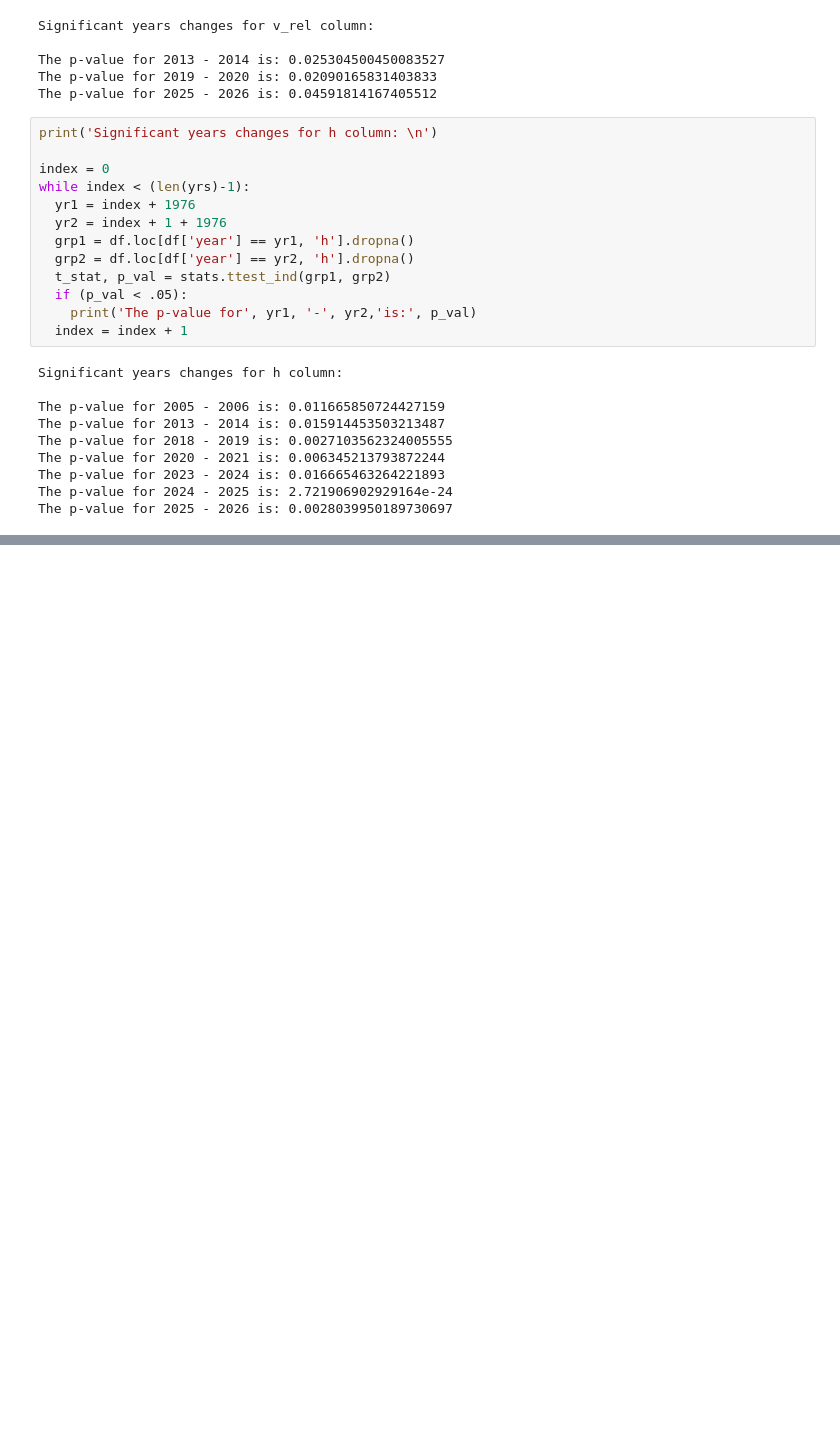
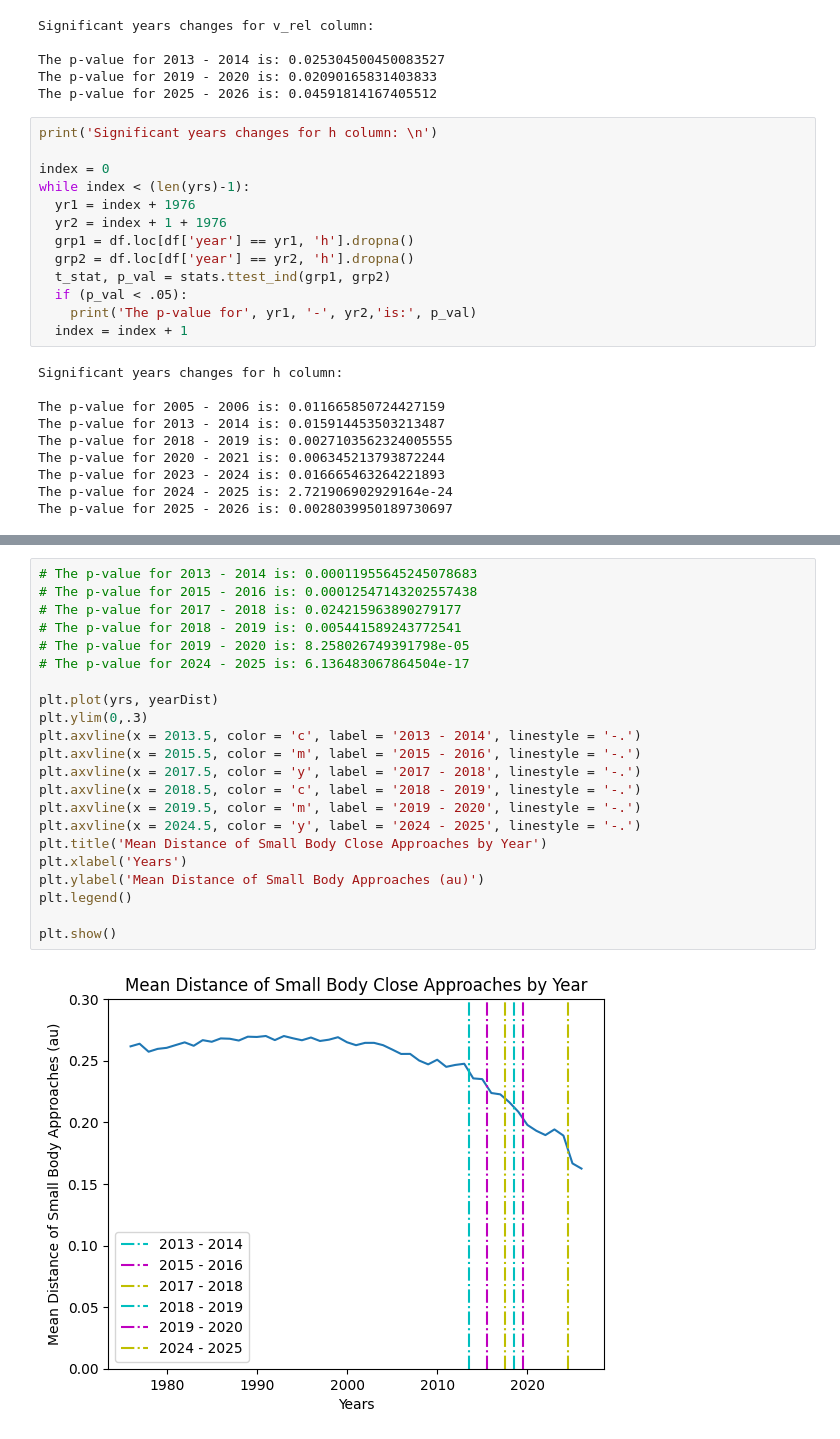
Before and after one commit to benteMarij/DSRP-Small-Body-Close-Approaches-BMdZ, a Jupyter notebook: BMdZ_DSRP_Colab_Small_Body_Close_Approaches.ipynb, the cells around one changed output, grey strips where cells are left out. Drawn from its saved outputs; the diff is of its cells as text; blank space fills up the shorter version.

```diff
--- a/BMdZ_DSRP_Colab_Small_Body_Close_Approaches.ipynb
+++ b/BMdZ_DSRP_Colab_Small_Body_Close_Approaches.ipynb
@@ -535,0 +546,24 @@ The p-value for 2025 - 2026 is: 0.0028039950189730697
+# %%
+# The p-value for 2013 - 2014 is: 0.00011955645245078683
+# The p-value for 2015 - 2016 is: 0.00012547143202557438
+# The p-value for 2017 - 2018 is: 0.024215963890279177
+# The p-value for 2018 - 2019 is: 0.005441589243772541
+# The p-value for 2019 - 2020 is: 8.258026749391798e-05
+# The p-value for 2024 - 2025 is: 6.136483067864504e-17
+
+plt.plot(yrs, yearDist)
+plt.ylim(0,.3)
+plt.axvline(x = 2013.5, color = 'c', label = '2013 - 2014', linestyle = '-.')
+plt.axvline(x = 2015.5, color = 'm', label = '2015 - 2016', linestyle = '-.')
+plt.axvline(x = 2017.5, color = 'y', label = '2017 - 2018', linestyle = '-.')
+plt.axvline(x = 2018.5, color = 'c', label = '2018 - 2019', linestyle = '-.')
+plt.axvline(x = 2019.5, color = 'm', label = '2019 - 2020', linestyle = '-.')
+plt.axvline(x = 2024.5, color = 'y', label = '2024 - 2025', linestyle = '-.')
+plt.title('Mean Distance of Small Body Close Approaches by Year')
+plt.xlabel('Years')
+plt.ylabel('Mean Distance of Small Body Approaches (au)')
+plt.legend()
+
+plt.show()
+# %% [output]
+[figure, added]
```
Also changed, not shown: parts of 4 cells of this notebook.
